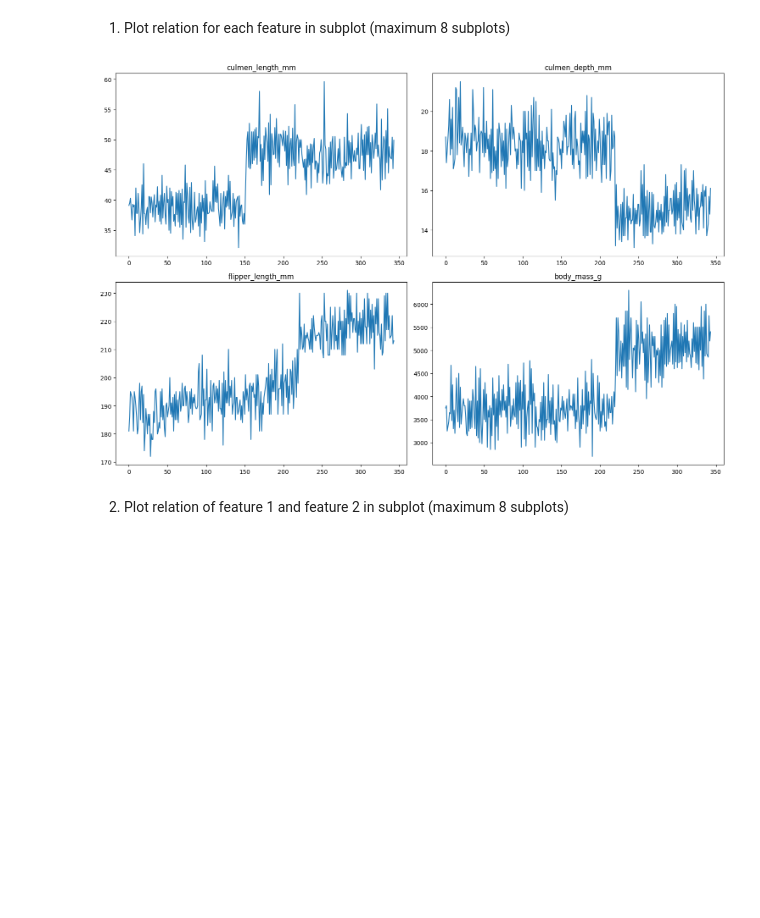
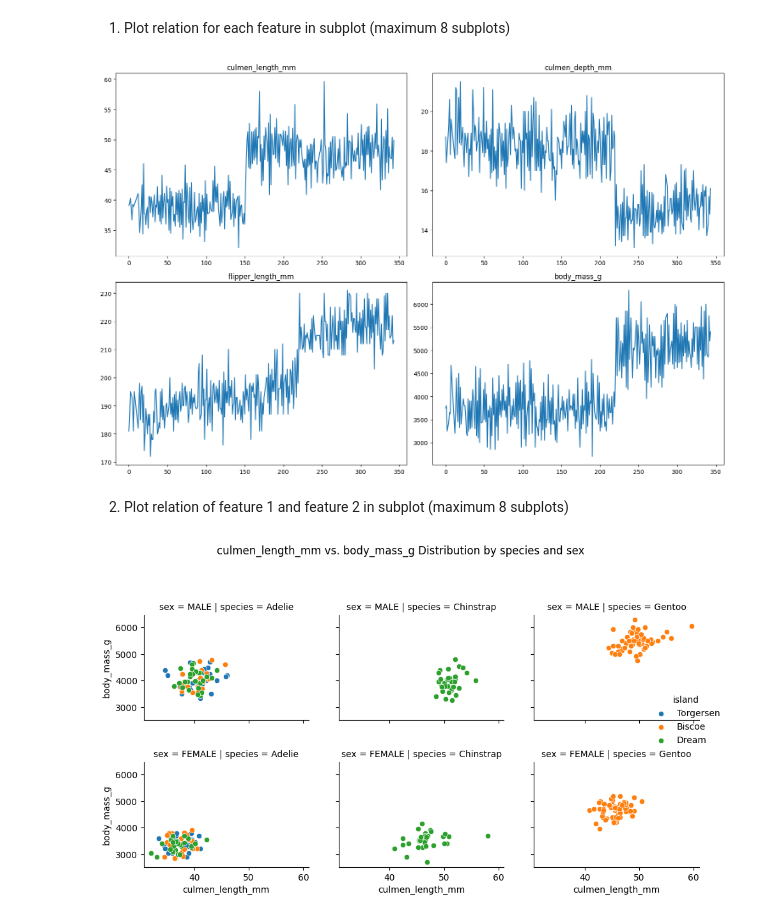
Before and after one commit to katsuP-UniLab/AI-ASM-23-12-17, a Jupyter notebook: plot.ipynb, the cells around one changed output. Saved outputs shown, nothing was run; the diff lists cells and outputs as text; code cells hidden in the pictures; blank space fills up the shorter version.

```diff
--- a/plot.ipynb
+++ b/plot.ipynb
@@ -29,6 +51,7 @@ columns = [
 ]
 
 penguin = pandas.read_csv("source/size.csv", header=None, names=columns)
+penguin = penguin.dropna()
 
 X = penguin[
     [
@@ -68,6 +91,20 @@ for j, feature in enumerate(feature_name):
 plt.tight_layout()
 plt.show()
 # %% [output]
-[figure, old version]
+[figure, new version]
 # %% [markdown]
 2. Plot relation of feature 1 and feature 2 in subplot (maximum 8 subplots)
+# %%
+features = ["culmen_length_mm", "body_mass_g"]
+groups = ["species", "sex"]
+
+g = sns.FacetGrid(penguin, col=groups[0], row=groups[1], hue="island")
+g.map(sns.scatterplot, features[0], features[1], edgecolor="w")
+
+g.fig.suptitle(f"{features[0]} vs. {features[1]} Distribution by {groups[0]} and {groups[1]}")
+g.add_legend()
+
+plt.tight_layout(pad=3)
+plt.show()
+# %% [output]
+[figure, added]
```
Also changed, not shown: parts of 2 cells of this notebook, 1 other file.
